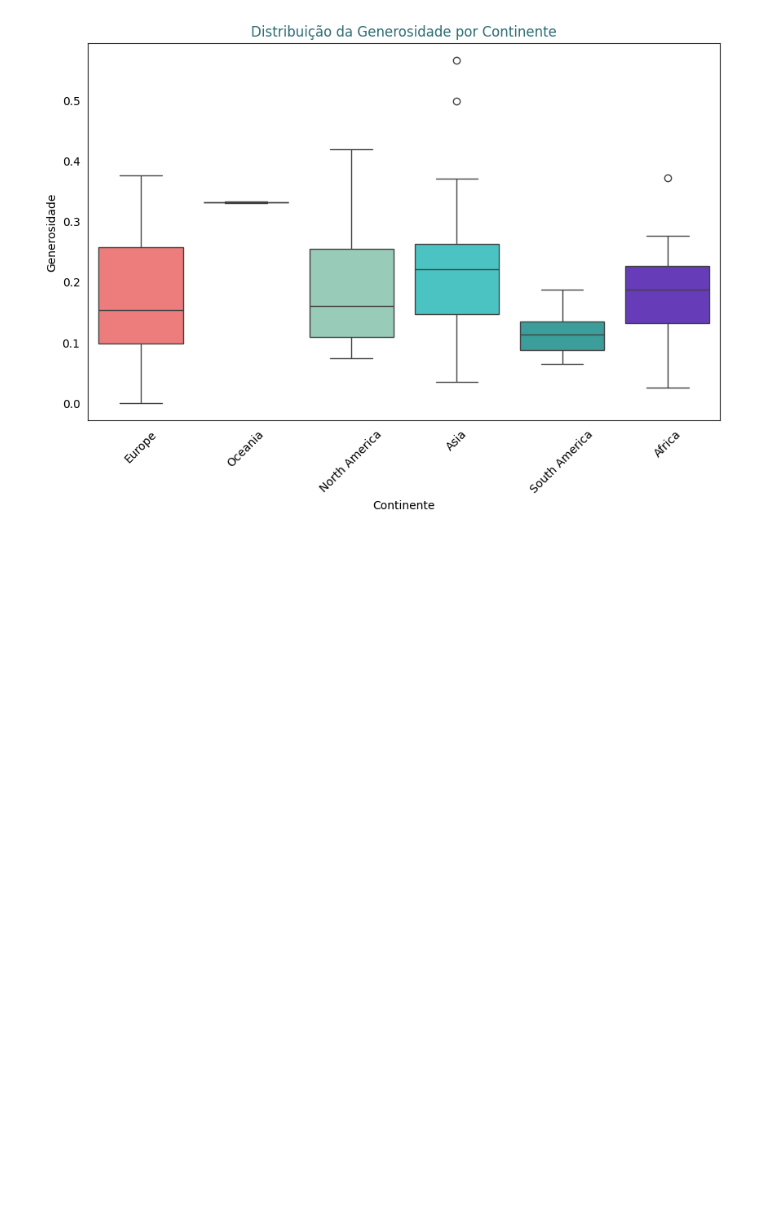
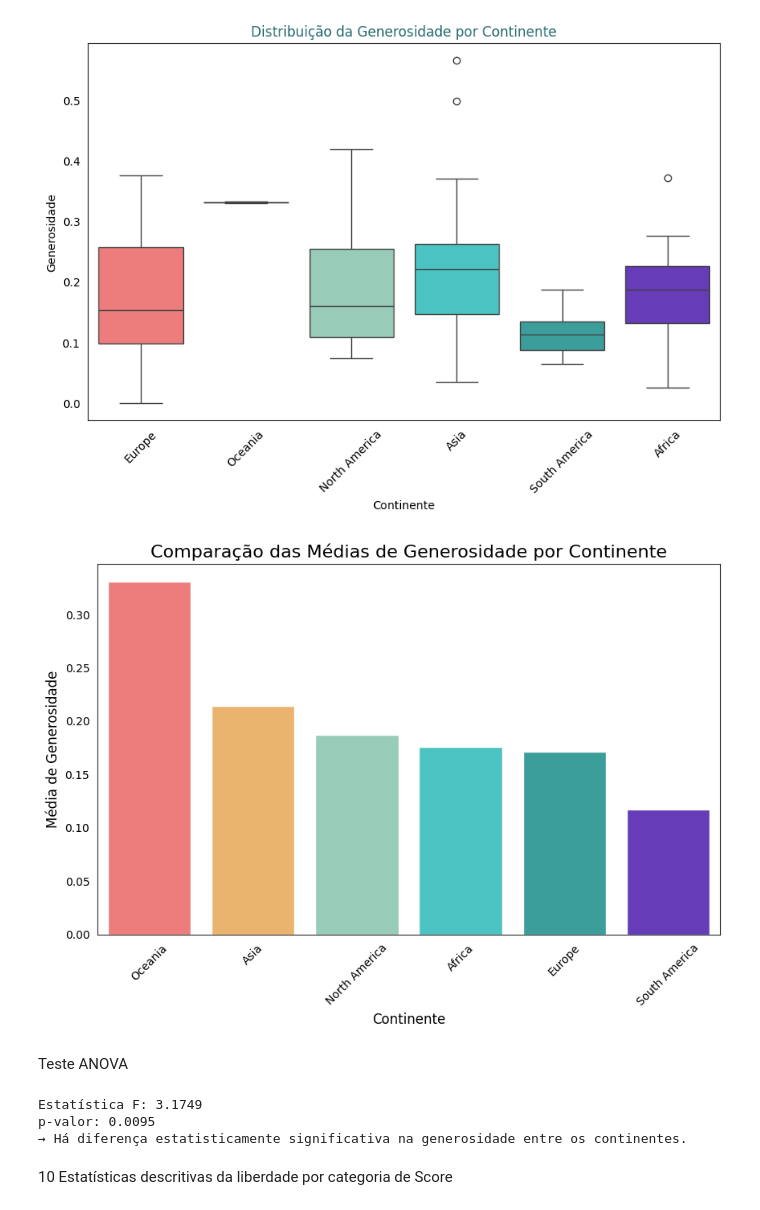
Before and after one commit to kevin-oliveira178/Felicidade_Mudial, a Jupyter notebook: Felicidade_mundial.ipynb, the cells around one changed output. Cells and saved outputs as stored; diff of their text form; code cells hidden in the pictures; blank space fills up the shorter version.

```diff
--- a/Felicidade_mundial.ipynb
+++ b/Felicidade_mundial.ipynb
@@ -34,12 +38,6 @@ df = pd.read_csv(url)
 
 colunas = list(df.columns)
 # %%
-#criação das colunas adicionais
-
-#coluna Score_Category
-score = df['Score']
-
-# calculo dos tercis
-tercis = sc.quantile([0.3333, 0.6667])
+tercis = score.quantile([0.3333, 0.6667])
 tercil1 = tercis[0.3333]
 tercil2 = tercis[0.6667]
@@ -320,3 +295,56 @@ plt.gcf().patch.set_facecolor(background_color)
 plt.show()
 # %% [output]
 [figure]
+# %%
+df_valid = df[df['continent'] != 'Unknown']
+
+# calculador de médias
+media_generosidade = df_valid.groupby('continent')['Generosity'].mean().sort_values(ascending=False)
+
+# gráfico de barras
+plt.figure(figsize=(10, 6))
+sns.barplot(
+    x=media_generosidade.index,
+    y=media_generosidade.values,
+    hue=media_generosidade.index,
+    dodge=False,
+    palette=colors
+)
+plt.title('Média de Generosidade por Continente', fontsize=14, color=text_color)
+plt.xlabel('Continente', fontsize=12, color=text_color)
+plt.ylabel('Média de Generosidade', fontsize=12, color=text_color)
+plt.xticks(rotation=45)
+plt.gca().set_facecolor(background_color)
+plt.gcf().patch.set_facecolor(background_color)
+plt.tick_params(colors=text_color)
+plt.title('Comparação das Médias de Generosidade por Continente', fontsize=16, color=text_color)
+
+plt.show()
+# %% [output]
+[figure, added]
+# %% [markdown]
+Teste ANOVA
+# %%
+from scipy.stats import f_oneway
+
+# filtrador de continentes uteis
+df_valid = df[df['continent'] != 'Unknown']
+
+# agupador dos valores de generosidade por continente
+grouped = [group['Generosity'].values for name, group in df_valid.groupby('continent')]
+
+# teste anova (analise de variancia)
+f_stat, p_value = f_oneway(*grouped)
+print(f"Estatística F: {f_stat:.4f}")
+print(f"p-valor: {p_value:.4f}")
+
+if p_value < 0.05:
+    print("→ Há diferença estatisticamente significativa na generosidade entre os continentes.")
+else:
+    print("→ Não há diferença estatisticamente significativa na generosidade entre os continentes.")
+# %% [output]
+Estatística F: 3.1749
+p-valor: 0.0095
+→ Há diferença estatisticamente significativa na generosidade entre os continentes.
+# %% [markdown]
+10 Estatísticas descritivas da liberdade por categoria de Score
```
Also changed, not shown: parts of 7 cells of this notebook.
